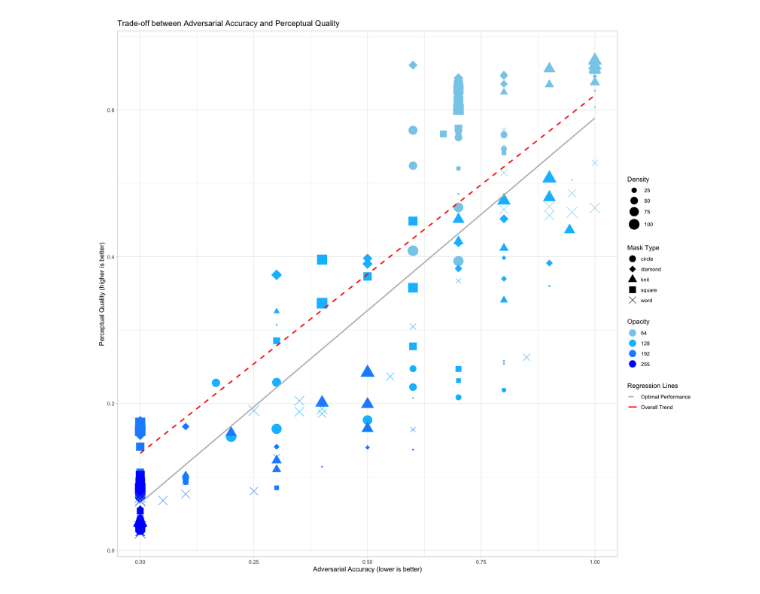
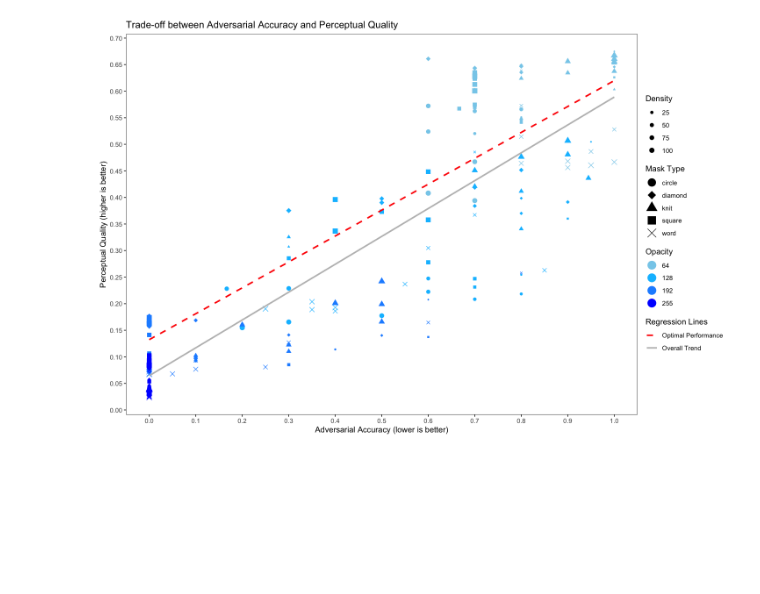
Before and after one commit to ETH-DISCO/advx-bench, a Jupyter notebook: analysis/0-eval_cls_mask-v3.ipynb, the cells around one changed output. Cells and saved outputs as stored; diff of their text form; code cells hidden in the pictures; blank space fills up the shorter version.

```diff
--- a/analysis/0-eval_cls_mask-v3.ipynb
+++ b/analysis/0-eval_cls_mask-v3.ipynb
@@ -7,7 +7,7 @@ for (p in deps) {
     library(p, character.only = TRUE)
 }
 options(scipen=999)
-options(repr.plot.width=14, repr.plot.height=13)
+options(repr.plot.width=12, repr.plot.height=8)
 
 path <- "../data/eval/eval_cls_mask_density.csv"
 data <- data.frame(read.csv(path, header=TRUE, sep=","))
@@ -54,37 +54,38 @@ p <- ggplot(data_grouped, aes(x = adv_acc, y = quality)) +
     )) +
     scale_color_manual(values = c(
         "0" = "lightblue",
         "64" = "skyblue",
         "128" = "deepskyblue",
         "192" = "dodgerblue",
         "255" = "blue"
     )) +
-    scale_size_continuous(range = c(1, 8)) +
+    scale_size_continuous(range = c(1, 3)) +
     scale_linetype_manual(
         name = "Regression Lines",
-        values = c("Overall Trend" = "solid", "Optimal Performance" = "dashed")
+        values = c("Optimal Performance" = "dashed", "Overall Trend" = "solid")
     ) +
     labs(
         x = "Adversarial Accuracy (lower is better)",
         y = "Perceptual Quality (higher is better)",
         title = "Trade-off between Adversarial Accuracy and Perceptual Quality",
         shape = "Mask Type",
         color = "Opacity",
         size = "Density"
     ) +
     guides(
         shape = guide_legend(override.aes = list(size = 5)),
         color = guide_legend(override.aes = list(size = 5)),
         size = guide_legend(override.aes = list(shape = 16)),
-        linetype = guide_legend(override.aes = list(color = c("gray", "red")))
+        linetype = guide_legend(override.aes = list(color = c("red", "gray")))
     ) +
     theme(
         legend.position = "right",
-        text = element_text(size = 30)  # Increase font size significantly
     ) +
-    theme_light()
+    scale_x_continuous(breaks = seq(0, 1, by = 0.1)) +
+    scale_y_continuous(breaks = seq(0, 1, by = 0.05)) +
+    theme_test()
 
 print(p)
-ggsave("./eval_cls_mask_density.pdf", plot = p, device = "pdf", width = 14, height = 13, units = "in")
+ggsave("./eval_cls_mask_density.pdf", plot = p, device = "pdf", width = 12, height = 8, units = "in")
 # %% [output]
-[figure, old version]
+[figure, new version]
```
Also changed, not shown: 3 other files.
